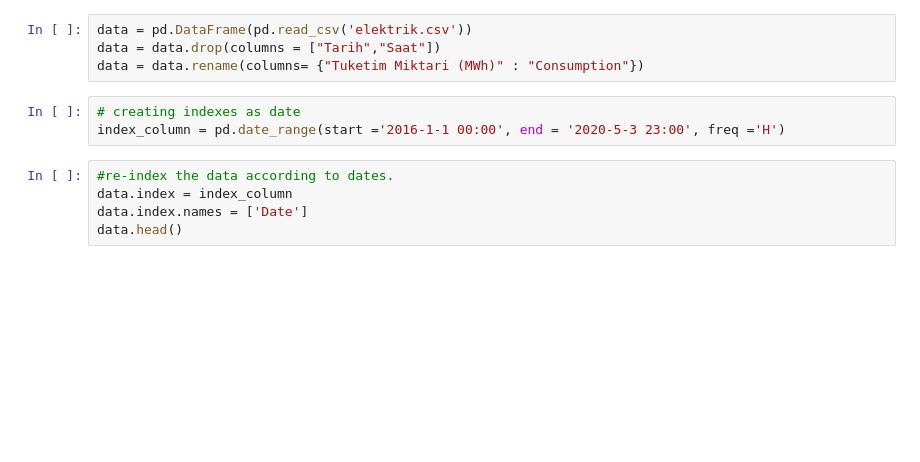
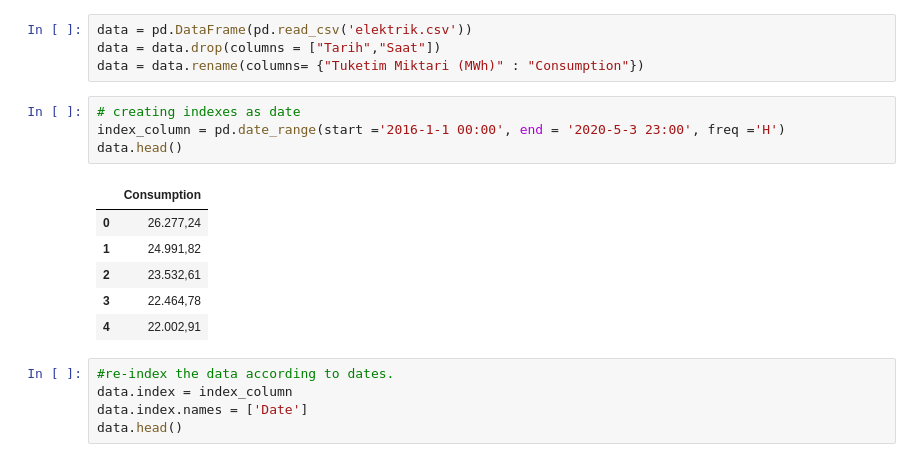
Before and after one commit to bbelek/Electricity-Consumption-Forecasting, a Jupyter notebook: 01-data-cleaning-and-visualizing.ipynb, the cells around one changed output. Saved outputs shown, nothing was run; the diff lists cells and outputs as text; blank space fills up the shorter version.

```diff
--- a/01-data-cleaning-and-visualizing.ipynb
+++ b/01-data-cleaning-and-visualizing.ipynb
@@ -13,6 +13,14 @@ data = data.rename(columns= {"Tuketim Miktari (MWh)" : "Consumption"})
 # %%
 # creating indexes as date
 index_column = pd.date_range(start ='2016-1-1 00:00', end = '2020-5-3 23:00', freq ='H')
+data.head()
+# %% [output]
+|  | Consumption |
+| 0 | 26.277,24 |
+| 1 | 24.991,82 |
+| 2 | 23.532,61 |
+| 3 | 22.464,78 |
+| 4 | 22.002,91 |
 # %%
 #re-index the data according to dates.
 data.index = index_column
```
